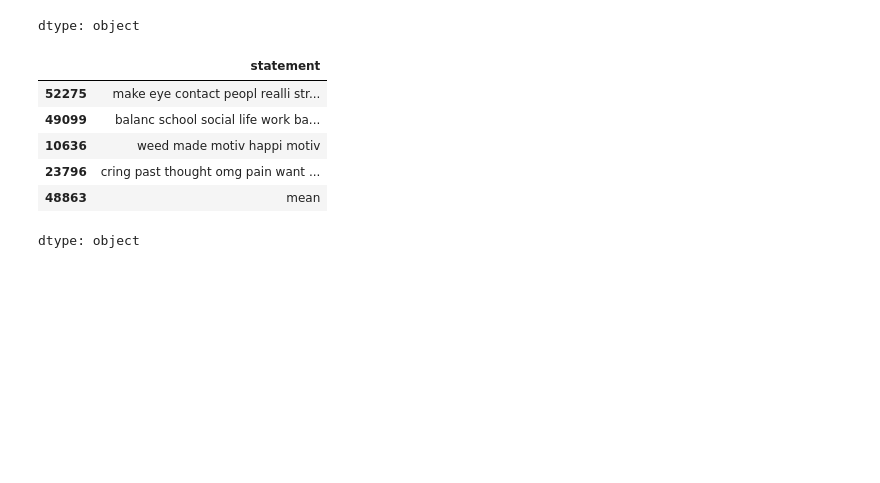
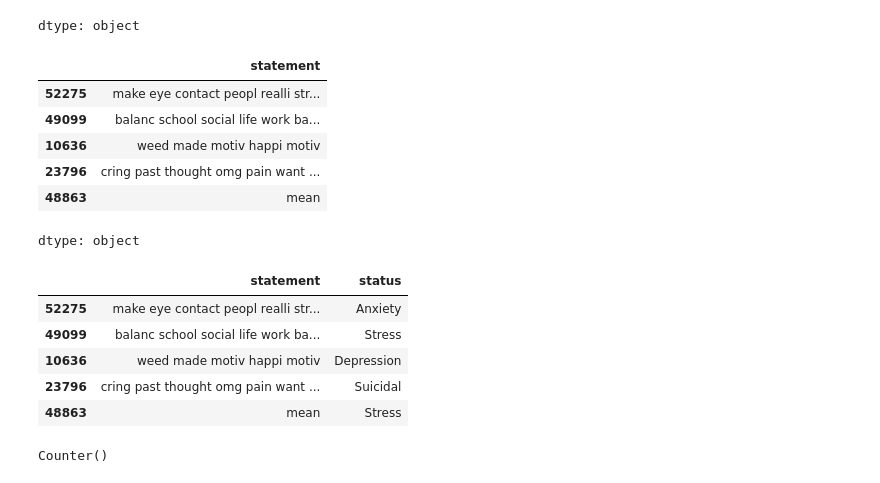
Before and after one commit to savindumahasen/Depression-Detection-Using-Sentiment-Analysis, a Jupyter notebook: DepressionDetectionUsingNLP.ipynb, the cells around one changed output. Saved outputs shown, nothing was run; the diff lists cells and outputs as text; code cells hidden in the pictures; blank space fills up the shorter version.

Commit message:
Build the vocabulary and update it

```diff
--- a/DepressionDetectionUsingNLP.ipynb
+++ b/DepressionDetectionUsingNLP.ipynb
@@ -271,0 +274,9 @@ dtype: object
+# %%
+train_set_new.head()
+# %% [output]
+|  | statement | status |
+| 52275 | make eye contact peopl realli str... | Anxiety |
+| 49099 | balanc school social life work ba... | Stress |
+| 10636 | weed made motiv happi motiv | Depression |
+| 23796 | cring past thought omg pain want ... | Suicidal |
+| 48863 | mean | Stress |
@@ -271,0 +290,4 @@ dtype: object
+# %%
+vocab
+# %% [output]
+Counter()
```
Also changed, not shown: parts of 6 cells of this notebook.
